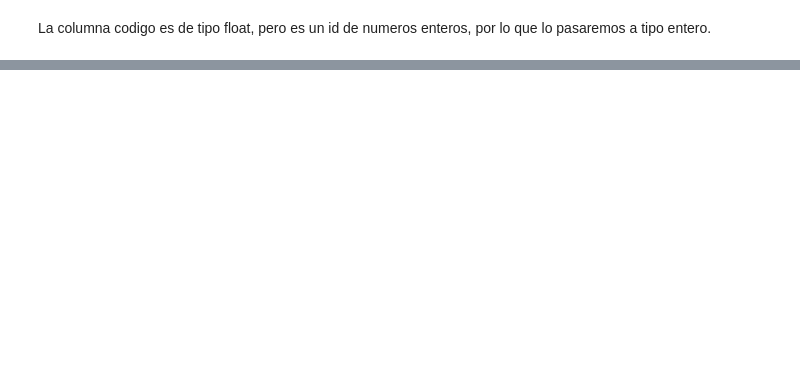
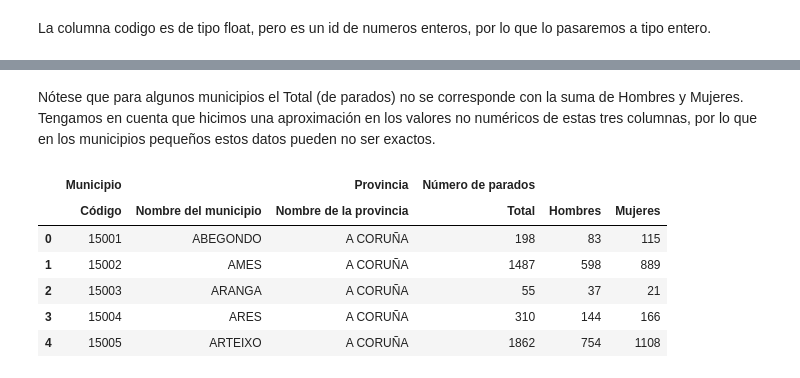
Before and after one commit to Rcm89/TFM-analisis-educacion, a Jupyter notebook: paro_municipios.ipynb, the cells around one changed output, grey strips where cells are left out. Saved outputs shown, nothing was run; the diff lists cells and outputs as text; code cells hidden in the pictures; blank space fills up the shorter version.

Commit message:
sigue la limmpieza y organizacion datos

```diff
--- a/paro_municipios.ipynb
+++ b/paro_municipios.ipynb
@@ -510,0 +596,17 @@ memory usage: 969.2+ KB
+# %%
+# Agrupar y sumar las columnas de hombres
+df_paro_municipios['Hombres'] = (
+    df_paro_municipios[['Hombres <25', 'Hombres 25-44', 'Hombres >=45']].sum(axis=1)
+)
+
+# Agrupar y sumar las columnas de mujeres
+df_paro_municipios['Mujeres'] = (
+    df_paro_municipios[['Mujeres <25', 'Mujeres 25-44', 'Mujeres >=45']].sum(axis=1)
+)
+
+# Eliminar las columnas individuales de hombres y mujeres para simplificar
+df_paro_municipios = df_paro_municipios.drop(
+    columns=['Hombres <25', 'Hombres 25-44', 'Hombres >=45', 'Mujeres <25', 'Mujeres 25-44', 'Mujeres >=45']
+)
+
+df_paro_municipios.head()
@@ -510,0 +620,29 @@ memory usage: 969.2+ KB
+# %% [markdown]
+Nótese que para algunos municipios el Total (de parados) no se corresponde con la suma de Hombres y Mujeres. Tengamos en cuenta que hicimos una aproximación en los valores no numéricos de estas tres columnas, por lo que en los municipios pequeños estos datos pueden no ser exactos.
+# %%
+
+# Usamos la función pd.MultiIndex.from_tuples() para crear encabezados y subencabezados
+new_columns = pd.MultiIndex.from_tuples(
+    [
+        ("Municipio", "Código"),
+        ("Municipio", "Nombre del municipio"),
+        ("Provincia", "Nombre de la provincia"),
+        ("Número de parados", "Total"),
+        ("Número de parados", "Hombres"),
+        ("Número de parados", "Mujeres"),
+    ]
+)
+
+# Asignar el nuevo MultiIndex a las columnas del DataFrame
+df_paro_municipios.columns = new_columns
+
+# Mostrar el DataFrame actualizado
+df_paro_municipios.head()
+# %% [output]
+|  | Municipio |  | Provincia | Número de parados |  |  |
+|  | Código | Nombre del municipio | Nombre de la provincia | Total | Hombres | Mujeres |
+| 0 | 15001 | ABEGONDO | A CORUÑA | 198 | 83 | 115 |
+| 1 | 15002 | AMES | A CORUÑA | 1487 | 598 | 889 |
+| 2 | 15003 | ARANGA | A CORUÑA | 55 | 37 | 21 |
+| 3 | 15004 | ARES | A CORUÑA | 310 | 144 | 166 |
+| 4 | 15005 | ARTEIXO | A CORUÑA | 1862 | 754 | 1108 |
```
Also changed, not shown: parts of 18 cells of this notebook, 4 other files.
